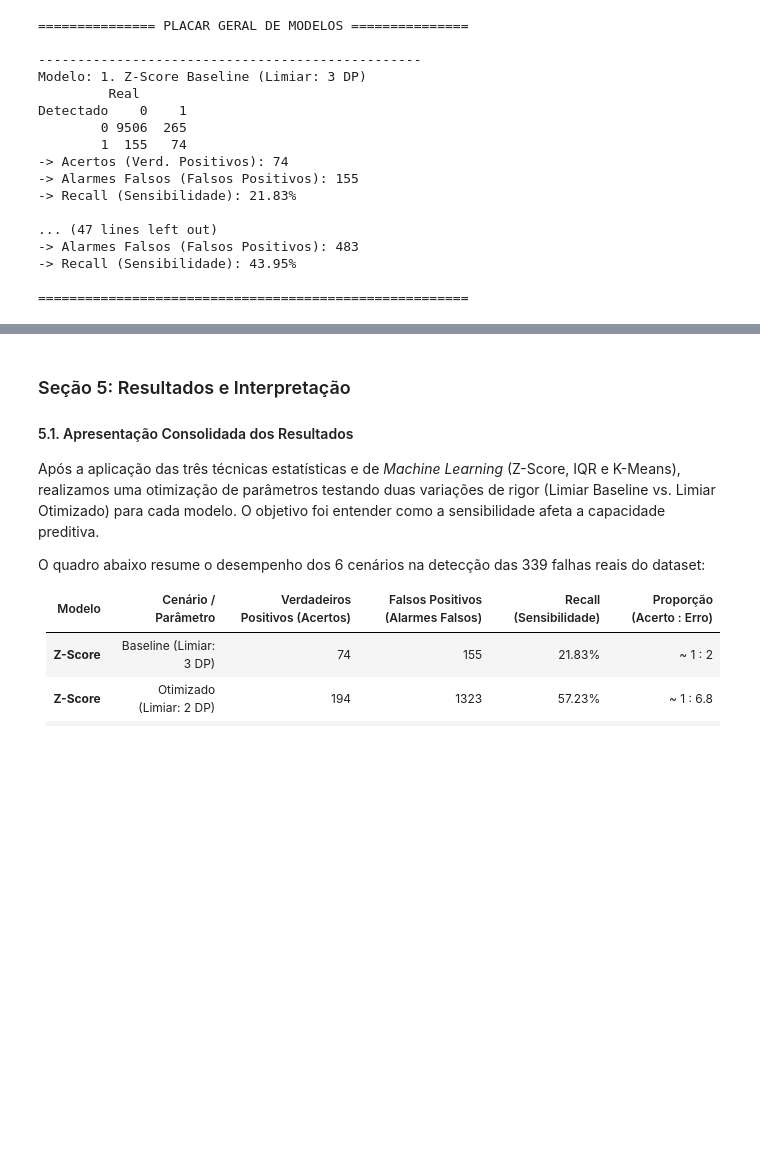
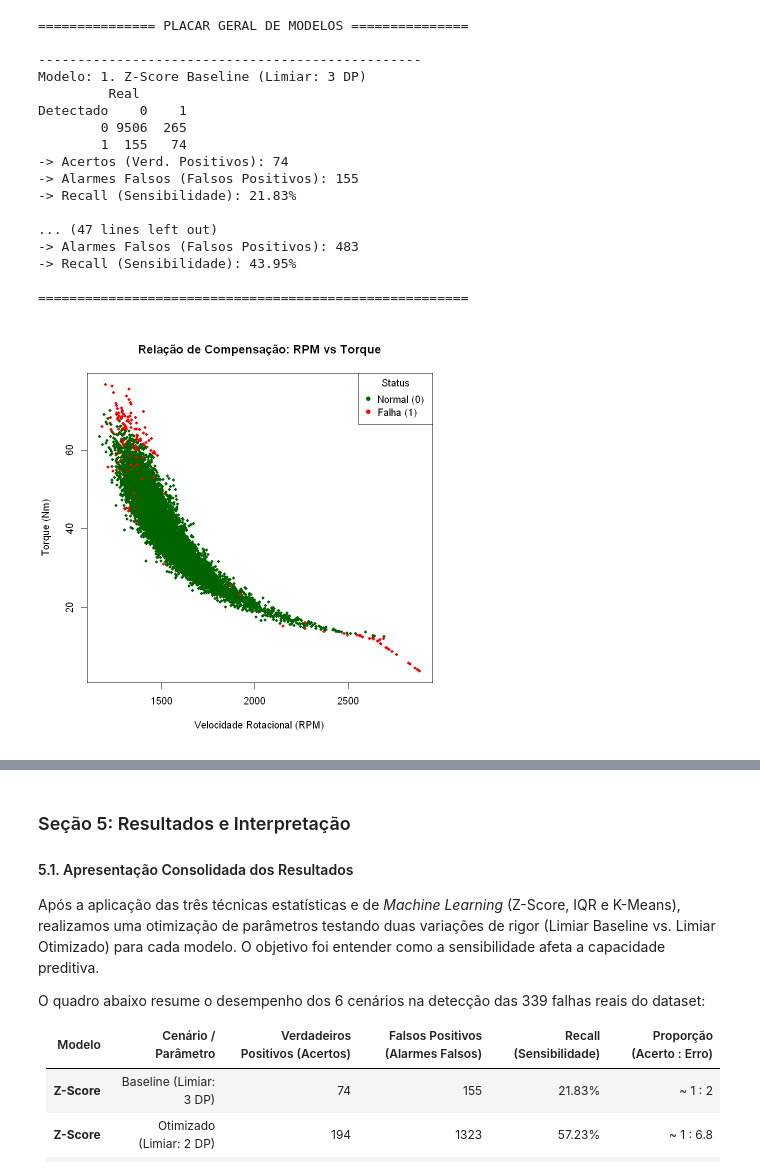
Before and after one commit to Melo-RafaelV/deteccao-anomalias-manutencao, a Jupyter notebook: deteccao-anomalias-maquinas.ipynb, the cells around one changed output, grey strips where cells are left out. Cells and saved outputs as stored; diff of their text form; code cells hidden in the pictures; blank space fills up the shorter version.

Commit message:
Adicionando alguns gráficos para análise de dispersão das anomalias

```diff
--- a/deteccao-anomalias-maquinas.ipynb
+++ b/deteccao-anomalias-maquinas.ipynb
@@ -821,3 +820,26 @@ Detectado    0    1
 -> Recall (Sensibilidade): 43.95%
 
 =======================================================
+# %%
+#Geração do gráfico de Torque × RPM para análise da dispersão das anomalias
+# Definindo as cores dos pontos: Verde para Normal (0) e Vermelho para Falha (1)
+cores_status <- ifelse(df$Machine.failure == 1, "red", "darkgreen")
+
+# Gerando o Gráfico de Dispersão usando apenas as funções nativas do R (Base R)
+plot(df$Rotational.speed..rpm., df$Torque..Nm.,
+     col = cores_status,
+     pch = 16,
+     cex = 0.7,
+     main = "Relação de Compensação: RPM vs Torque",
+     xlab = "Velocidade Rotacional (RPM)",
+     ylab = "Torque (Nm)")
+
+# Adicionando a legenda ao gráfico
+legend("topright",
+       legend = c("Normal (0)", "Falha (1)"),
+       col = c("darkgreen", "red"),
+       pch = 16,
+       title = "Status",
+       bg = "white")
+# %% [output]
+[figure, added]
```
Also changed, not shown: parts of 2 cells of this notebook.
